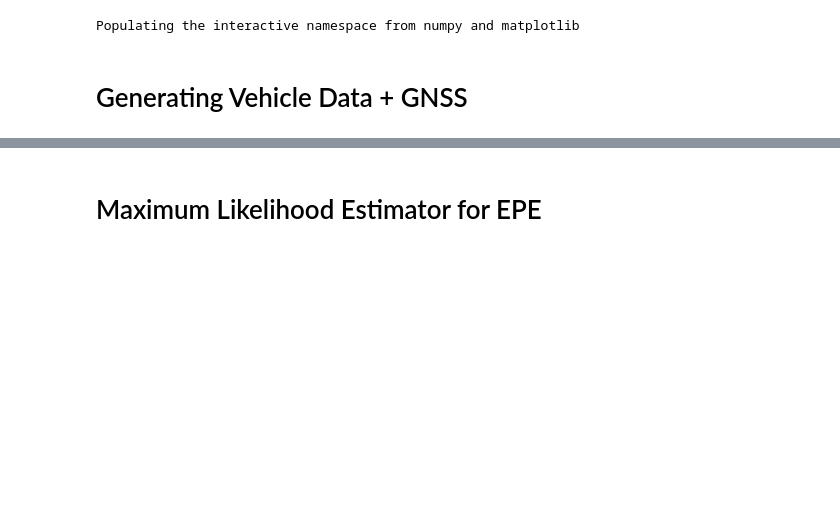
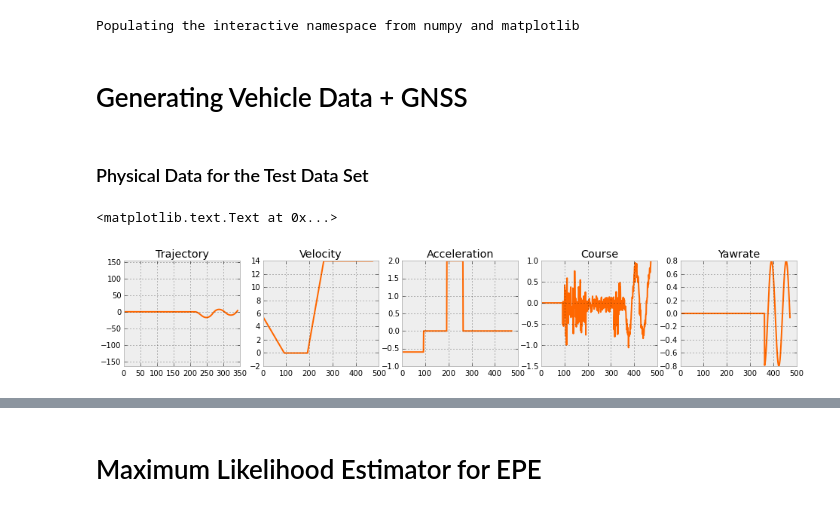
Before and after one commit to balzer82/ICINCO-2014, a Jupyter notebook: DataGenerator.ipynb, the cells around one changed output, grey strips where cells are left out. Cells and saved outputs as stored; diff of their text form; code cells hidden in the pictures; blank space fills up the shorter version.

```diff
--- a/DataGenerator.ipynb
+++ b/DataGenerator.ipynb
@@ -112,0 +155,23 @@ while t<tdrive:
+# %% [markdown]
+### Physical Data for the Test Data Set
+# %%
+plt.figure(figsize=(16,2.5))
+plt.subplot(151)
+plt.plot(xout, yout)
+plt.axis('equal')
+plt.title('Trajectory')
+plt.subplot(152)
+plt.plot(vout)
+plt.title('Velocity')
+plt.subplot(153)
+plt.plot(aout)
+plt.title('Acceleration')
+plt.subplot(154)
+plt.plot(courseout)
+plt.title('Course')
+plt.subplot(155)
+plt.plot(yawout)
+plt.title('Yawrate')
+# %% [output]
+<matplotlib.text.Text at 0x...>
+[figure, added]
```
Also changed, not shown: parts of 9 cells of this notebook, 46 other files.
